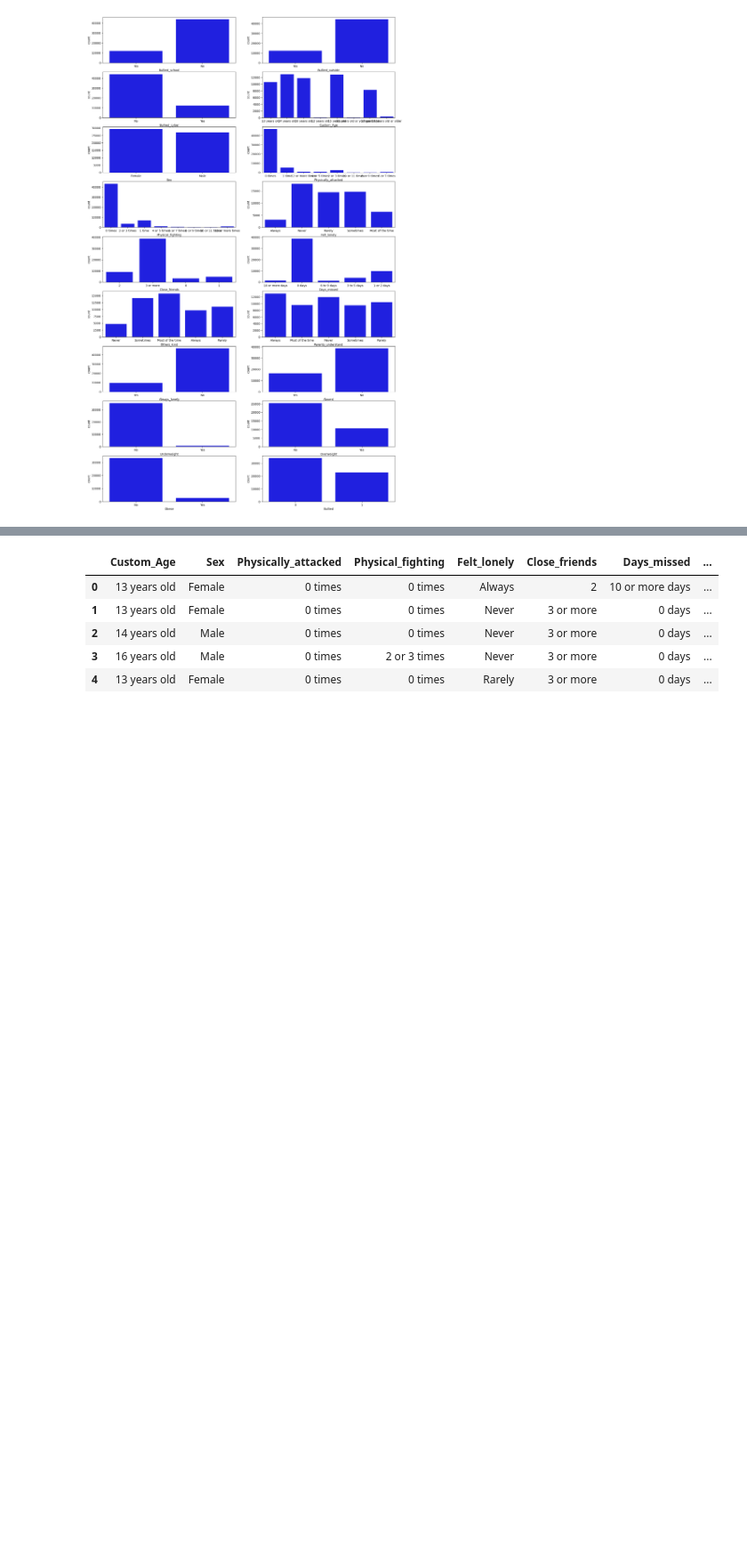
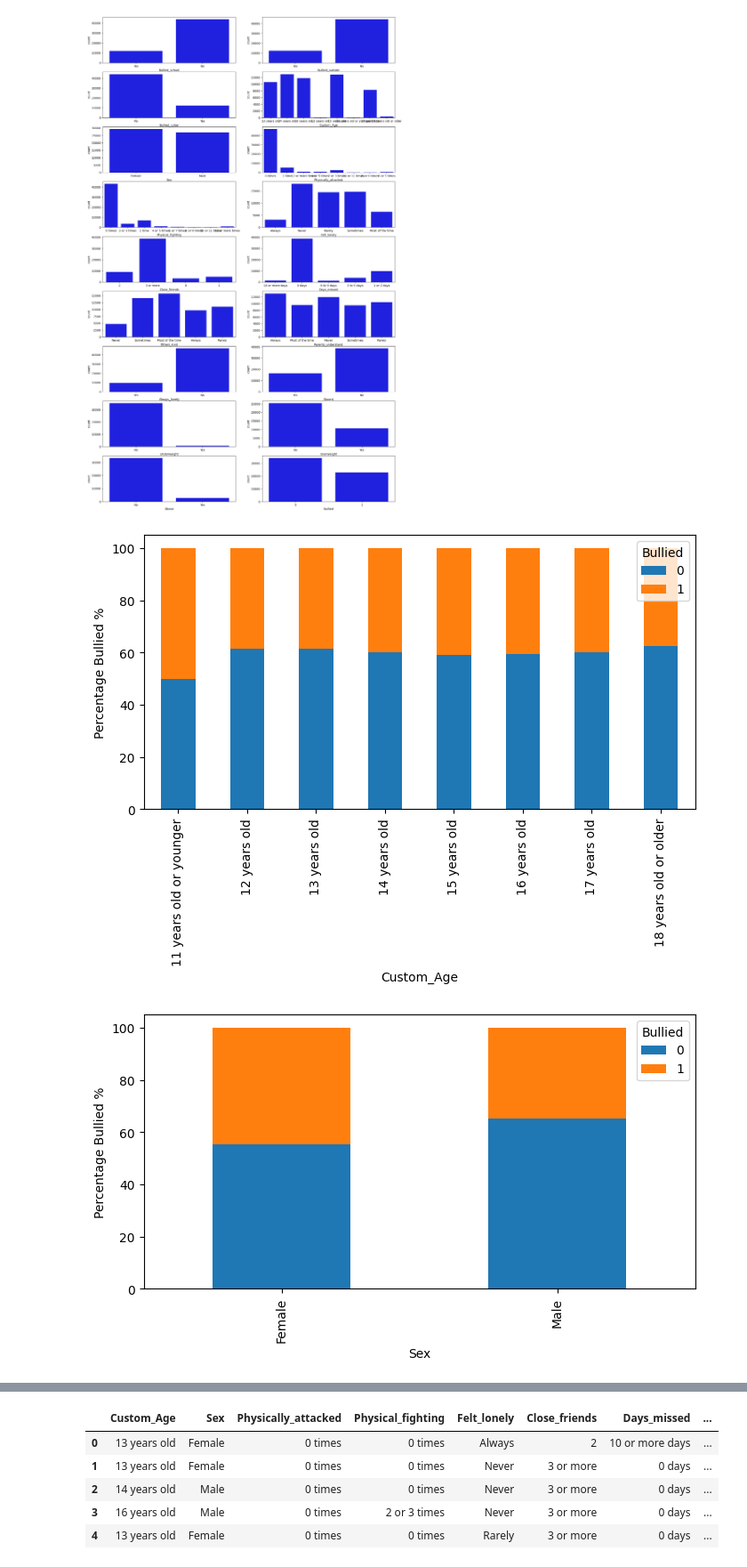
Before and after one commit to alexhoffnung/School-Bullying, a Jupyter notebook: Scratch Notebook.ipynb, the cells around one changed output, grey strips where cells are left out. Shown at 89% size. Drawn from its saved outputs; the diff is of its cells as text; code cells hidden in the pictures; blank space fills up the shorter version.

```diff
--- a/Scratch Notebook.ipynb
+++ b/Scratch Notebook.ipynb
@@ -174,3 +181,8 @@ df['Bullied'].sum() / df['Bullied'].count()
 0.40034397430722524
 # %% [markdown]
 ## Univariate Data Analysis ##
+# %%
+for i in df.columns:
+    print(df[i].value_counts(normalize = True))
+
+    print('*' * 40)
@@ -191,3 +221,13 @@ for ix, feature in enumerate(df.columns):
     sns.countplot(ax = axes[row, col], x = feature, data = df, color = 'blue');
 # %% [output]
 [figure]
+# %%
+feature_cols = [e for e in df.columns if e not in ('Bullied_school', 'Bullied_outside', 'Bullied_cyber', 'Bullied')]
+
+for i in feature_cols:
+    if i != 'Bullied':
+        (pd.crosstab(df[i], df['Bullied'], normalize = 'index')*100).plot(kind = 'bar', figsize = (8, 4), stacked = True)
+        plt.ylabel('Percentage Bullied %')
+# %% [output]
+[figure, added]
+[figure, added]
```
Also changed, not shown: parts of 23 cells of this notebook.
